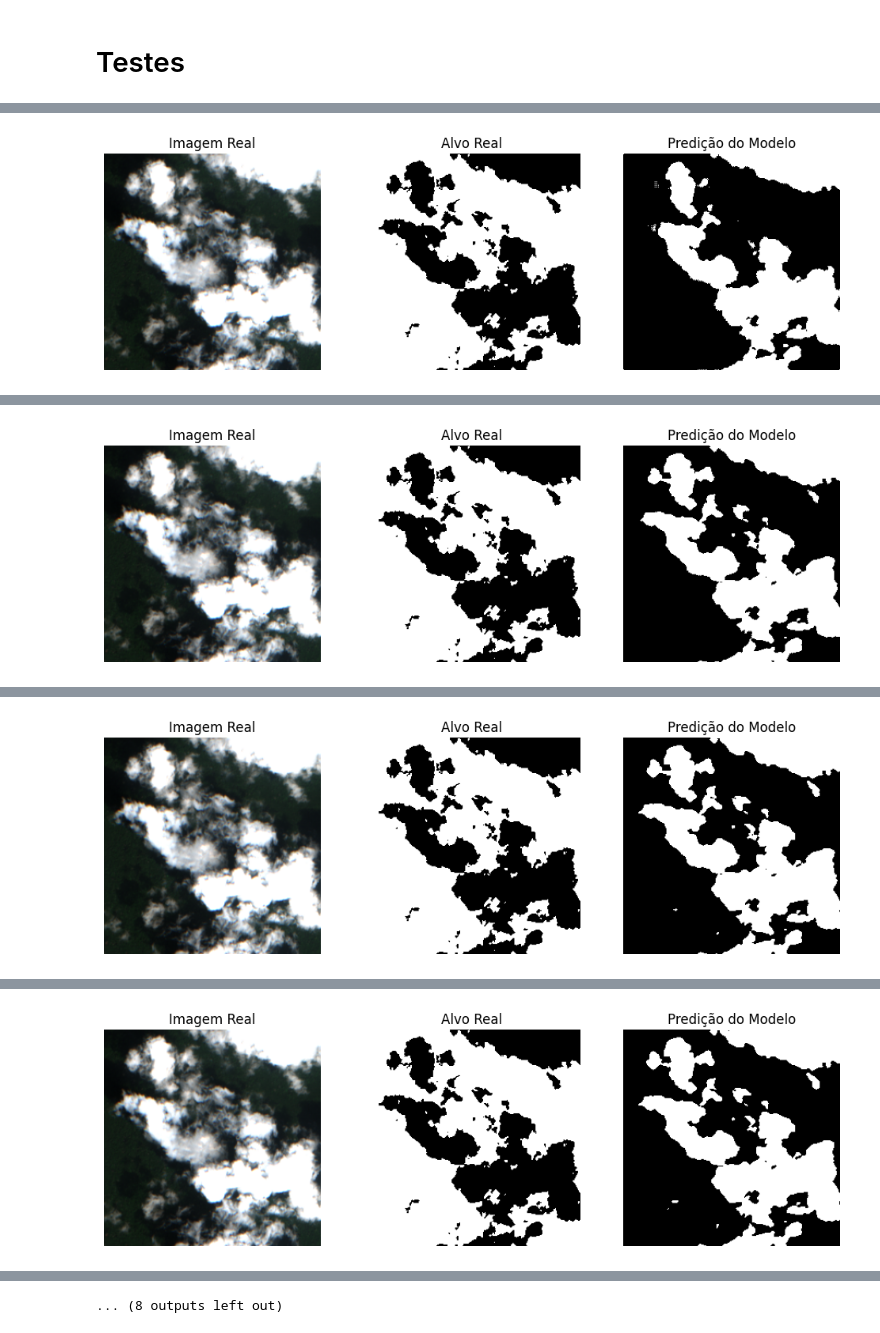
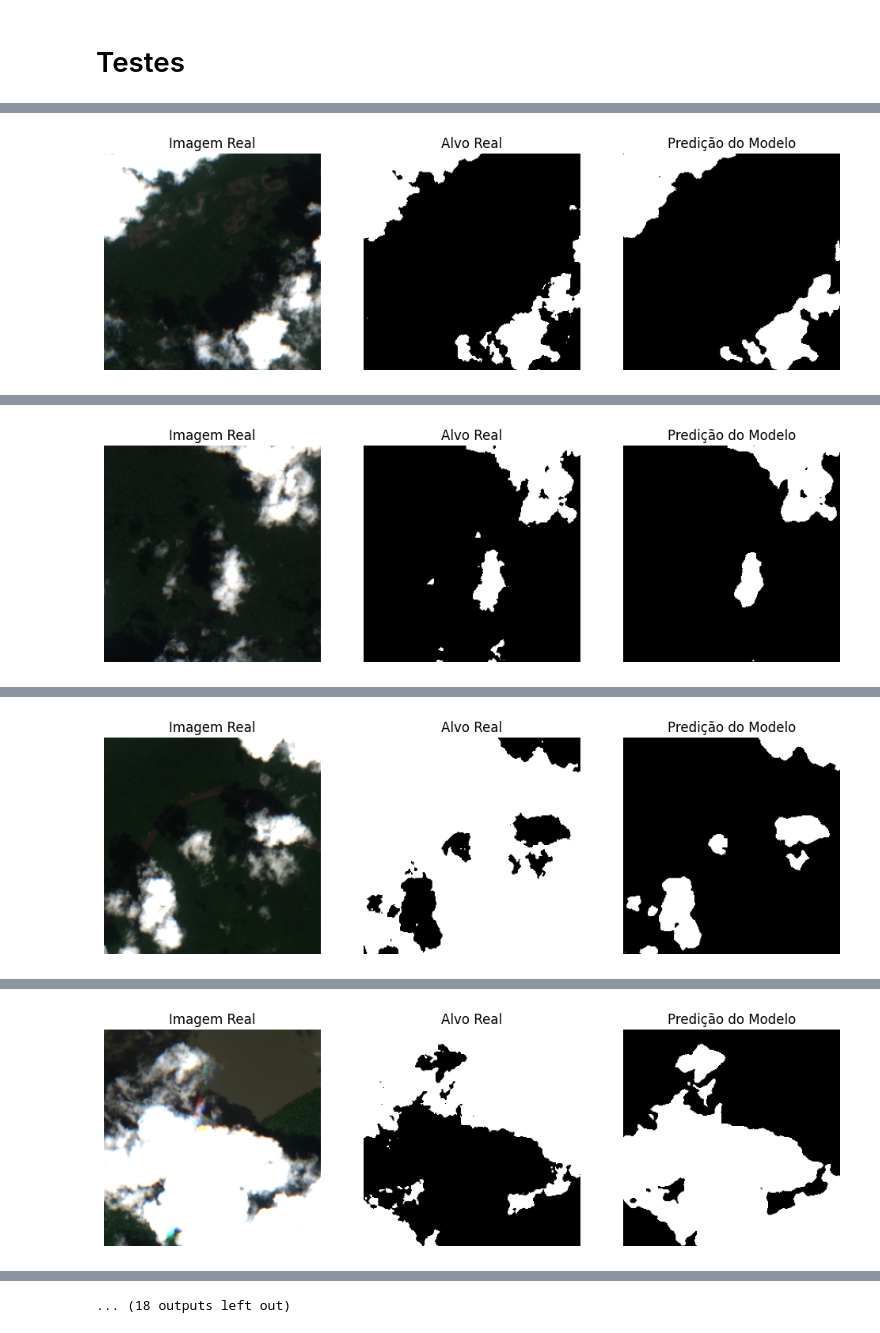
Before and after one commit to JeanArthurCostaDias/Cloud-Detection-Sentinel-2, a Jupyter notebook: main.ipynb, the cells around one changed output, grey strips where cells are left out. Saved outputs shown, nothing was run; the diff lists cells and outputs as text; code cells hidden in the pictures.

```diff
--- a/main.ipynb
+++ b/main.ipynb
@@ -72,7 +72,7 @@ for i, patch in enumerate(patches):
 # %% [markdown]
 # Testes
 # %%
-patch_path = 'patches_npy/patch_1.npy'
+patch_path = 'patches_npy/patch_0.npy'
 patch = np.load(patch_path)
 
 plt.imshow(patch)
@@ -280,7 +280,7 @@ val_size = len(dataset) - train_size
 train_dataset, val_dataset = random_split(dataset, [train_size, val_size])
 
 train_loader = DataLoader(train_dataset, batch_size=4, shuffle=True)
-val_loader = DataLoader(val_dataset, batch_size=4, shuffle=False)
+val_loader = DataLoader(val_dataset, batch_size=4, shuffle=True)
 # %%
 # Model, Loss Function, and Optimizer
 model = UNet()
@@ -288,7 +288,7 @@ criterion = nn.BCELoss()
 optimizer = optim.Adam(model.parameters(), lr=1e-4)
 
 # Training and Validation Loop
-num_epochs = 10
+num_epochs = 15
 for epoch in range(num_epochs):
     model.train()
     train_loss = 0.0
@@ -341 +341 @@ Val Loss: 0.5850, Val Accuracy: 2.6330
-[figure, old version]
+[figure, new version]
@@ -345 +345 @@ Val Loss: 0.5777, Val Accuracy: 2.6330
-[figure, old version]
+[figure, new version]
@@ -349 +349 @@ Val Loss: 0.5757, Val Accuracy: 2.6330
-[figure, old version]
+[figure, new version]
@@ -353 +353 @@ Val Loss: 0.5741, Val Accuracy: 2.6330
-[figure, old version]
+[figure, new version]
@@ -362 +362 @@ Val Loss: 0.5719, Val Accuracy: 2.6330
-... (8 outputs left out)
+... (18 outputs left out)
```
Also changed, not shown: parts of 4 cells of this notebook, 2 other files.
